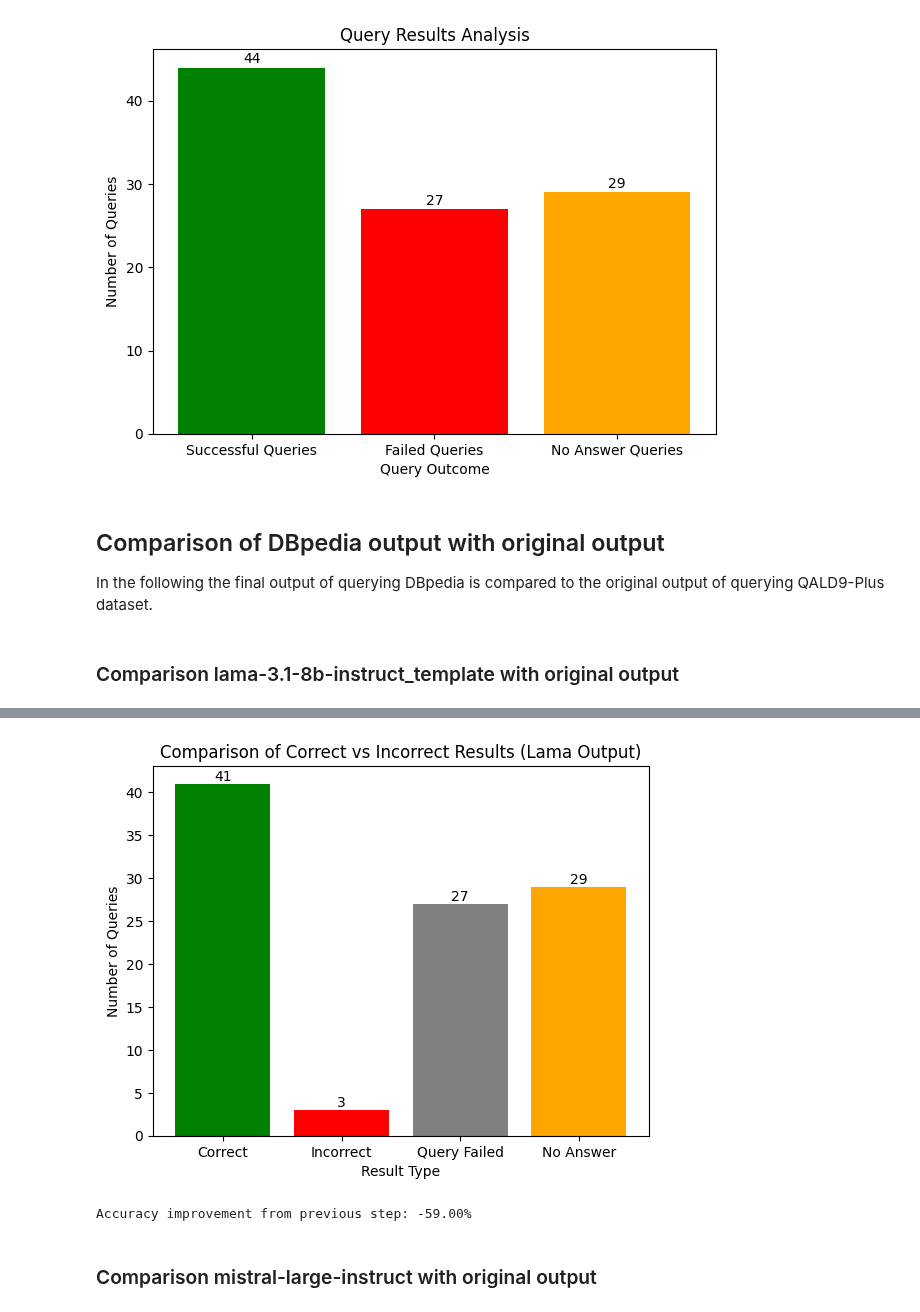
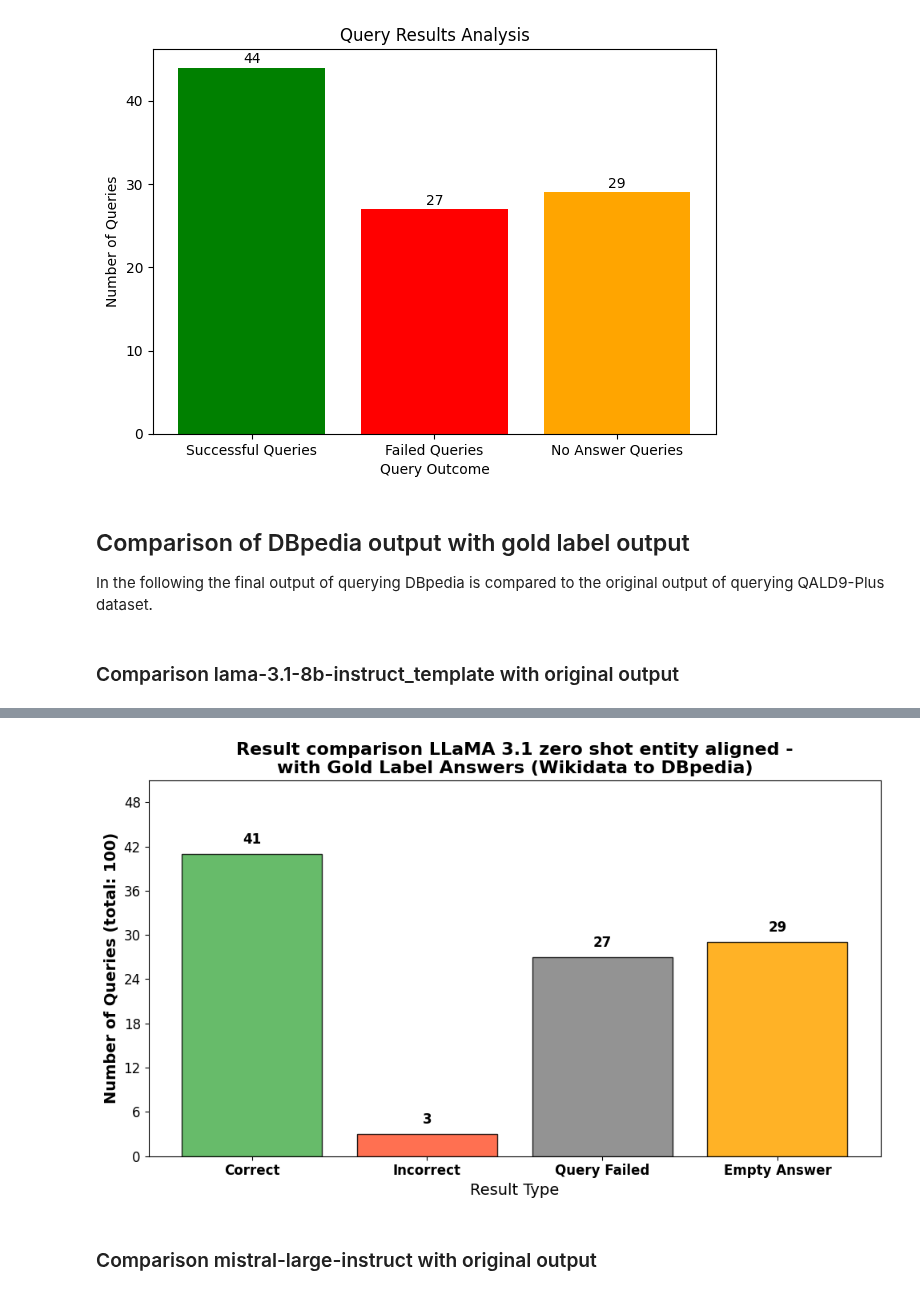
Before and after one commit to semantic-systems/Automatic-SPARQL-translation, a Jupyter notebook: QALD9-Plus-testing/zero-shot-entity-aligned/wikidata-to-dbpedia/zero_shot_entity_aligned_wikidata_to_dbpedia.ipynb, the cells around one changed output, grey strips where cells are left out. Drawn from its saved outputs; the diff is of its cells as text; code cells hidden in the pictures.

```diff
--- a/QALD9-Plus-testing/zero-shot-entity-aligned/wikidata-to-dbpedia/zero_shot_entity_aligned_wikidata_to_dbpedia.ipynb
+++ b/QALD9-Plus-testing/zero-shot-entity-aligned/wikidata-to-dbpedia/zero_shot_entity_aligned_wikidata_to_dbpedia.ipynb
@@ -633,7 +647,7 @@ No Answer Queries: 29
 Accuracy: 44.00%
 [figure]
 # %% [markdown]
-## Comparison of DBpedia output with original output
+## Comparison of DBpedia output with gold label output
 In the following the final output of querying DBpedia is compared to the original output of querying QALD9-Plus dataset.
 # %% [markdown]
 ### Comparison lama-3.1-8b-instruct_template with original output
@@ -641,7 +655,6 @@ In the following the final output of querying DBpedia is compared to the origina
 # Define file paths
 solution_file_path = "../../../data/100_complete_entries_solution.json"
 lama_output_file_path = "dbpedia_query_results_lama.json"
-previous_step_output_file_path = "lama_wiki_trans_sparql_queries.json"
 
 # Load datasets
 with open(solution_file_path, 'r') as f:
@@ -649,9 +662,6 @@ with open(solution_file_path, 'r') as f:
 
 with open(lama_output_file_path, 'r') as f:
     lama_output_data = json.load(f)
-
-with open(previous_step_output_file_path, 'r') as f:
-    previous_step_data = json.load(f)
 
 # Initialize comparison results
 comparison_results = []
@@ -665,12 +675,13 @@ correct_count = 0
 incorrect_count = 0
 query_failed_count = 0
 no_answer_count = 0
+successful_executions = 0  # To calculate Execution Success Rate (ESR)
 
 for lama_entry in lama_output_data:
     question = lama_entry.get("natural_language_question")
     lama_answers = lama_entry.get("answers", [])
 
-    # Skip entries with "Query failed" or "No answer"
+    # Count query failures and no answers
     if "Query failed" in lama_answers:
         query_failed_count += 1
         continue
@@ -693,56 +704,58 @@ for lama_entry in lama_output_data:
         else:
             incorrect_count += 1
 
+    # Count successful query executions (any result other than "Query failed")
+    if lama_answers and "Query failed" not in lama_answers:
+        successful_executions += 1
+
 # Save the results to an Excel file for review
-output_excel_file = "comparison_results_lama_dbpedia.xlsx"
+output_excel_file = "comparison_results_llama_zero_shot_wikidata_dbpedia.xlsx"
 results_df = pd.DataFrame(comparison_results)
 results_df.to_excel(output_excel_file, index=False)
 
 # Calculate accuracy
 accuracy = (correct_count / total_questions) * 100 if total_questions > 0 else 0
 
+# Calculate execution success rate (ESR)
+execution_success_rate = (successful_executions / total_questions) * 100 if total_questions > 0 else 0
+
 print(f"Comparison completed. Results saved to '{output_excel_file}'.")
 print(f"Total Queries: {total_questions}")
 print(f"Correct Queries: {correct_count}")
-print(f"Incorrect Queries: {incorrect_count}")
-print(f"Query Failed: {query_failed_count}")
-print(f"No Answer Queries: {no_answer_count}")
+print(f"Incorrect Queries (executed but wrong answer): {incorrect_count}")
+print(f"Query Failed to execute: {query_failed_count}")
+print(f"No Answer Queries (executed but empty answer): {no_answer_count}")
 print(f"Accuracy: {accuracy:.2f}%")
+print(f"Execution Success Rate (ESR): {execution_success_rate:.2f}%")
 
-# Compare with previous step
-previous_total_queries = len(previous_step_data)
-previous_successful_queries = sum(
-    1 for result in previous_step_data if "No answer" not in result["sparql_query"] and "Query failed" not in result["sparql_query"]
-)
-previous_accuracy = (previous_successful_queries / previous_total_queries) * 100 if previous_total_queries > 0 else 0
+# Visualize the results
+categories = ['Correct', 'Incorrect', 'Query Failed', 'Empty Answer']
+counts = [correct_count, incorrect_count, query_failed_count, no_answer_count]
+colors = ['#4CAF50', '#FF5733', '#808080', '#FFA500']
 
-print("\nComparison with previous step:")
-print(f"Previous Step Total Queries: {previous_total_queries}")
-print(f"Previous Step Successful Queries: {previous_successful_queries}")
-print(f"Previous Step Accuracy: {previous_accuracy:.2f}%")
-
-# Visualize the current vs previous step comparison
-categories = ['Correct', 'Incorrect', 'Query Failed', 'No Answer']
-counts = [correct_count, incorrect_count, query_failed_count, no_answer_count]
-colors = ['green', 'red', 'gray', 'orange']
-
-fig, ax = plt.subplots()
-bars = ax.bar(categories, counts, color=colors)
+fig, ax = plt.subplots(figsize=(10, 6))
+bars = ax.bar(categories, counts, color=colors, alpha=0.85, edgecolor='black')
 
 # Annotate bars with their values
 for bar in bars:
     height = bar.get_height()
-    ax.text(bar.get_x() + bar.get_width() / 2, height, str(height), ha='center', va='bottom')
+    ax.text(bar.get_x() + bar.get_width() / 2, height + 1, str(height), ha='center', va='bottom', fontsize=12, fontweight='bold')
 
-# Configure y-axis to show only integer values
+# Configure y-axis to show only integer values with total queries in parentheses
 ax.yaxis.set_major_locator(plt.MaxNLocator(integer=True))
+ax.set_ylabel(f'Number of Queries (total: {total_questions})', fontsize=14, fontweight='bold')
 
-# Add title and labels
-plt.title('Comparison of Correct vs Incorrect Results (Lama Output)')
-plt.xlabel('Result Type')
-plt.ylabel('Number of Queries')
+# Add title and labels with improved aesthetics
+plt.title('Result comparison LLaMA 3.1 zero shot entity aligned -\nwith Gold Label Answers (Wikidata to DBpedia)', fontsize=16, fontweight='bold')
+plt.xlabel('Result Type', fontsize=14)
+
+# Enhance visual appeal
+plt.grid(axis='y', linestyle='', alpha=0.7)
+plt.xticks(fontsize=12, fontweight='bold')
+plt.yticks(fontsize=12)
+plt.ylim(0, max(counts) + 10)
+
+# Show the plot
+plt.tight_layout()
 plt.show()
-
-# Print final accuracy comparison
-print(f"Accuracy improvement from previous step: {accuracy - previous_accuracy:.2f}%")
 # %% [output]
@@ -761,5 +770,4 @@ Previous Step Accuracy: 100.00%
-[figure, old version]
+[figure, new version]
-Accuracy improvement from previous step: -59.00%
 # %% [markdown]
 ### Comparison mistral-large-instruct with original output
 # %%
```
Also changed, not shown: parts of 6 cells of this notebook, 6 other files.
